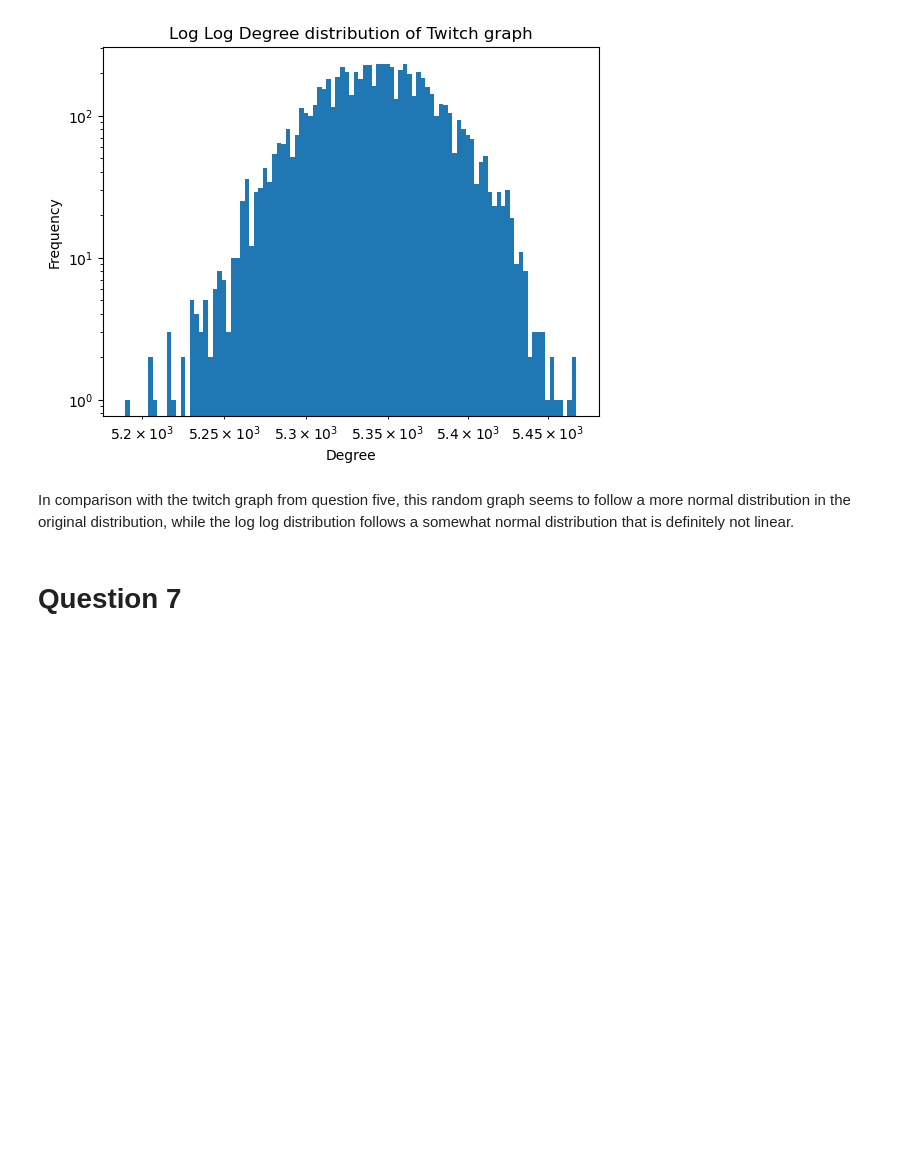
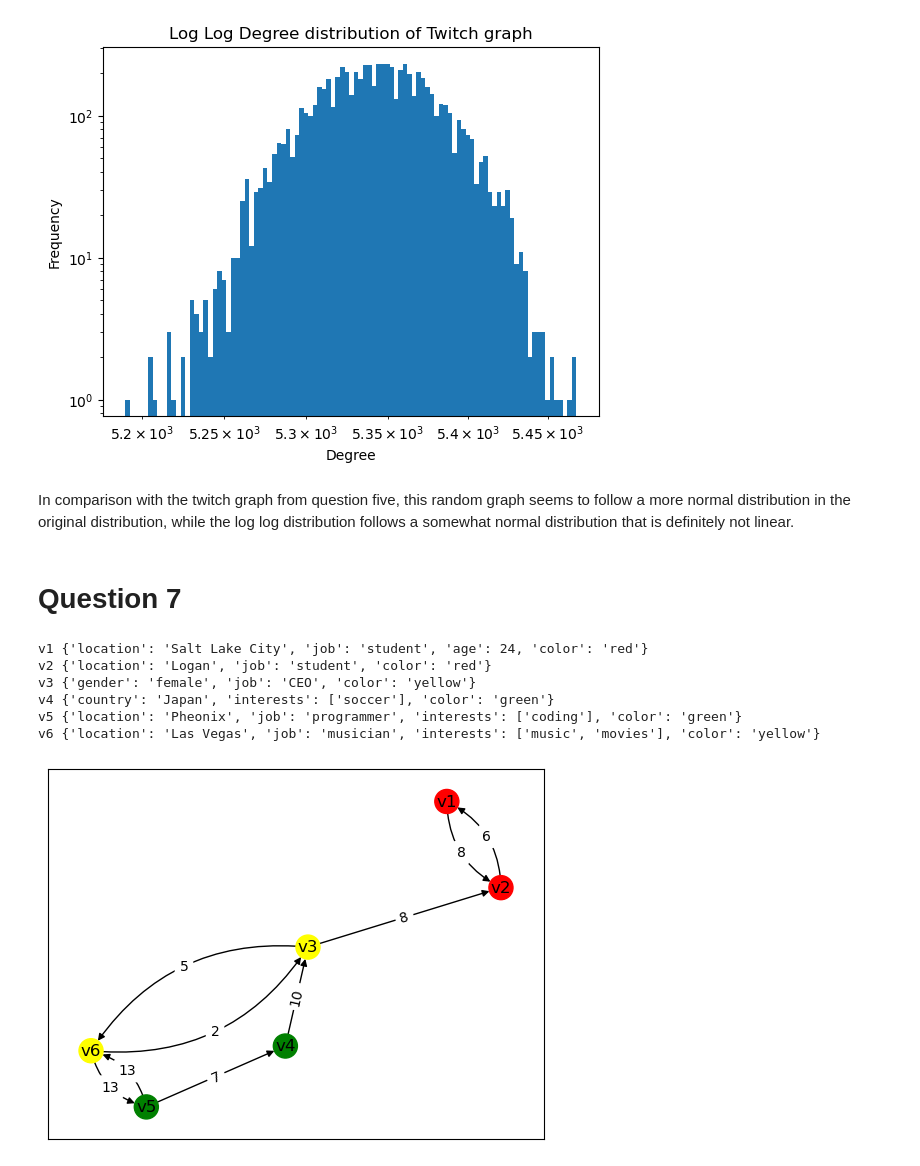
Before and after one commit to Isaacwilliam4/graphmining, a Jupyter notebook: assignments/assignment2.ipynb, the cells around one changed output. Cells and saved outputs as stored; diff of their text form; code cells hidden in the pictures; blank space fills up the shorter version.

```diff
--- a/assignments/assignment2.ipynb
+++ b/assignments/assignment2.ipynb
@@ -218,11 +218,21 @@ job_graph.add_node("v5", location="Pheonix", job="programmer", interests=["codin
 job_graph.add_node("v6", location="Las Vegas", job="musician", interests=["music","movies"], color="yellow")
 
 job_graph.add_edge("v1", "v2", weight=8)
-job_graph.add_edge("v2", "v1", weight=8)
-job_graph.add_edge("v3", "v2")
-job_graph.add_edge("v4", "v3")
-job_graph.add_edge("v3", "v6")
-job_graph.add_edge("v6", "v3")
-job_graph.add_edge("v5", "v4")
-job_graph.add_edge("v5", "v6")
-job_graph.add_edge("v6", "v5")
+job_graph.add_edge("v2", "v1", weight=6)
+job_graph.add_edge("v3", "v2", weight=8)
+job_graph.add_edge("v4", "v3", weight=10)
+job_graph.add_edge("v3", "v6", weight=5)
+job_graph.add_edge("v6", "v3", weight=2)
+job_graph.add_edge("v5", "v4", weight=7)
+job_graph.add_edge("v5", "v6", weight=13)
+job_graph.add_edge("v6", "v5", weight=13)
+# %%
+for key, value in job_graph.nodes(data=True):
+    print(key, value)
+# %% [output]
+v1 {'location': 'Salt Lake City', 'job': 'student', 'age': 24, 'color': 'red'}
+v2 {'location': 'Logan', 'job': 'student', 'color': 'red'}
+v3 {'gender': 'female', 'job': 'CEO', 'color': 'yellow'}
+v4 {'country': 'Japan', 'interests': ['soccer'], 'color': 'green'}
+v5 {'location': 'Pheonix', 'job': 'programmer', 'interests': ['coding'], 'color': 'green'}
+v6 {'location': 'Las Vegas', 'job': 'musician', 'interests': ['music', 'movies'], 'color': 'yellow'}
@@ -228,0 +411,25 @@ job_graph.add_edge("v6", "v5")
+# %%
+pos = nx.spring_layout(job_graph, seed=3)
+arc_rad = 0.3
+
+node_colors = nx.get_node_attributes(job_graph, 'color').values()
+weights = nx.get_edge_attributes(job_graph, 'weight')
+
+curved_edges = [edge for edge in job_graph.edges if reversed(edge) in job_graph.edges]
+straight_edges = list(set(job_graph.edges) - set(curved_edges))
+curved_edge_labels =  {edge:weights[edge] for edge in curved_edges}
+straight_edge_labels = {edge:weights[edge] for edge in straight_edges}
+# print(straight_edges)
+# asdf
+
+nx.draw_networkx_nodes(job_graph, pos=pos, node_color=node_colors)
+nx.draw_networkx_labels(job_graph, pos=pos)
+nx.draw_networkx_edges(job_graph, pos, edgelist=straight_edges)
+nx.draw_networkx_edges(job_graph, pos, edgelist=curved_edges, connectionstyle=f'arc3,rad={arc_rad}')
+my_draw_networkx_edge_labels(job_graph, pos,
+                                   edge_labels=curved_edge_labels, rotate=False,
+                                   rad=arc_rad)
+nx.draw_networkx_edge_labels(job_graph, pos, edge_labels=straight_edge_labels)
+plt.show()
+# %% [output]
+[figure, added]
```
Also changed, not shown: parts of 1 cell of this notebook.
